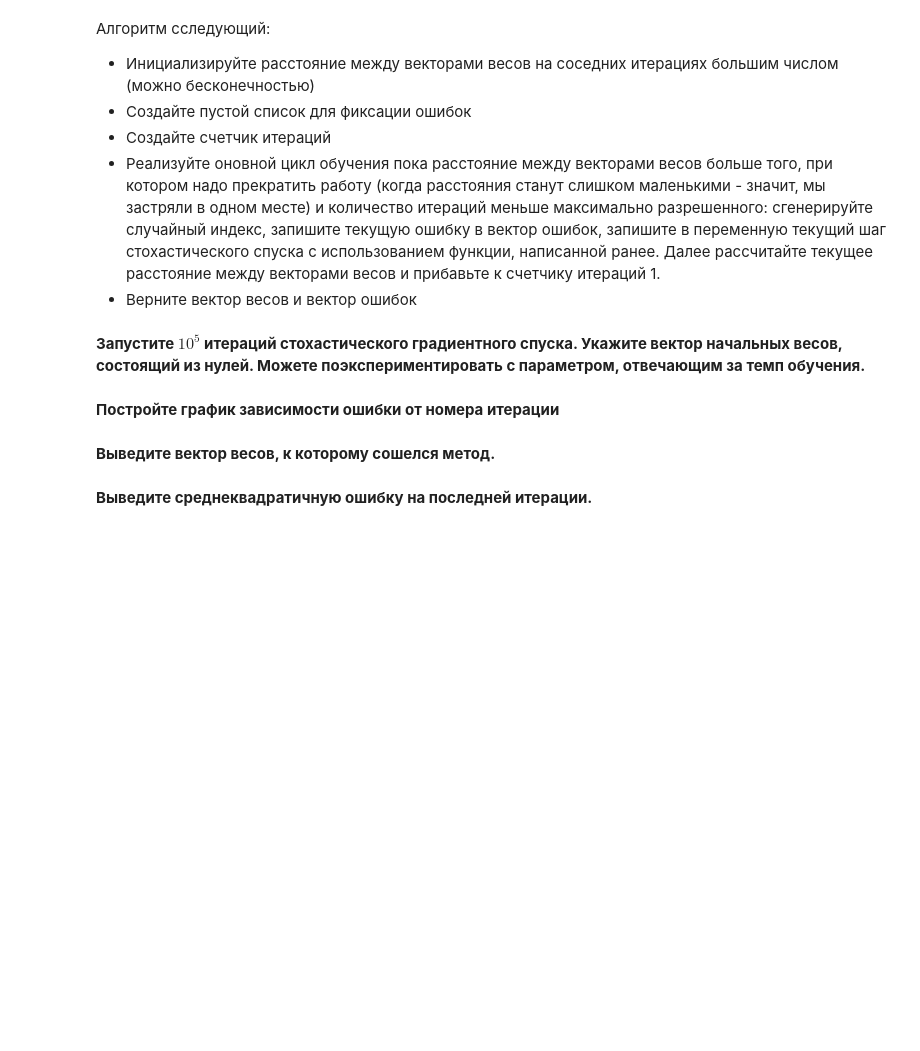
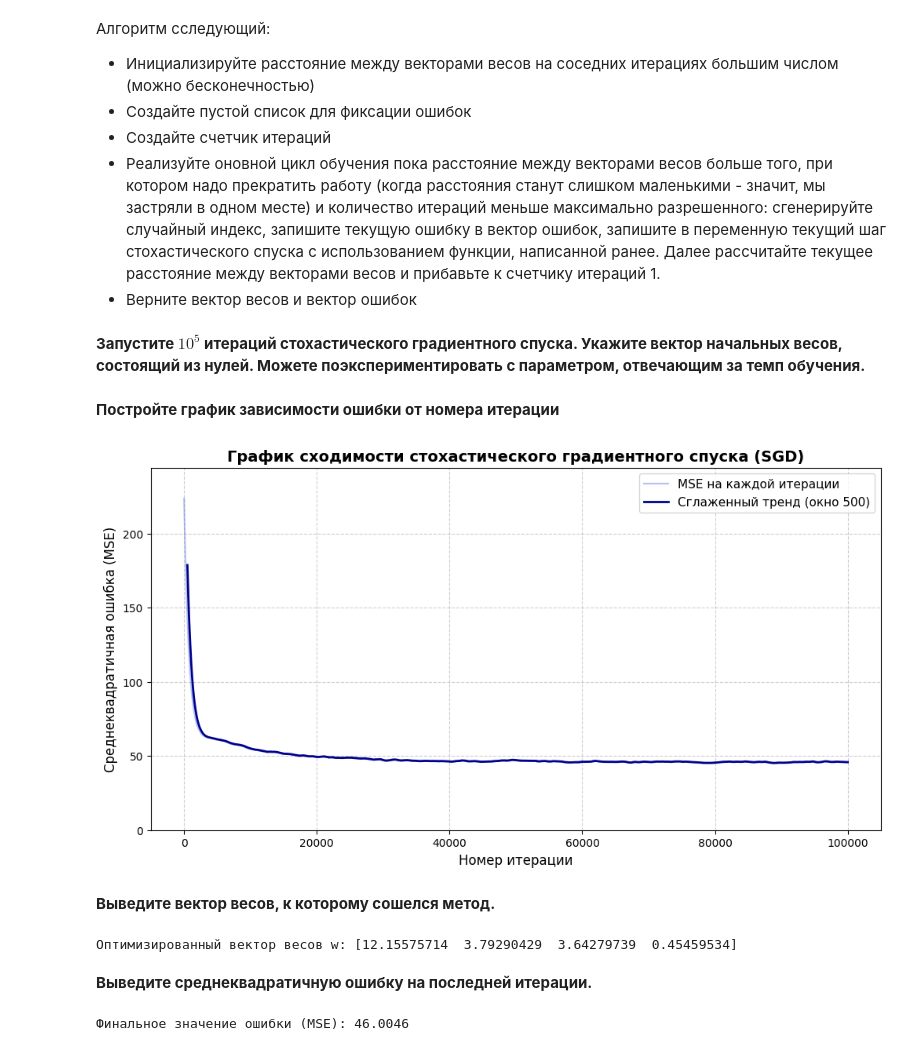
Before and after one commit to Kagemushe/sf_data_science, a Jupyter notebook: Block_5/Практика_Оптимизация.ipynb, the cells around one changed output. Saved outputs shown, nothing was run; the diff lists cells and outputs as text; code cells hidden in the pictures; blank space fills up the shorter version.

```diff
--- a/Block_5/Практика_Оптимизация.ipynb
+++ b/Block_5/Практика_Оптимизация.ipynb
@@ -195,6 +195,8 @@ mse_error(y_true=y, y_pred=y_pred)
 **Создайте функцию *lin_pred*, которая может по матрице предикторов *X* и вектору весов линейной модели *w* получить вектор прогнозов**
 # %%
 #ваш код
+def lin_pred(X, w):
+    return X @ w
 # %% [markdown]
 **Создайте функцию *stoch_grad_step* для реализации шага стохастического градиентного спуска.
 Функция должна принимать на вход следующие аргументы:**
@@ -218,3 +218,18 @@ $$\Large w_j \leftarrow w_j - \frac{2\eta}{\ell} \sum_{i=1}^\ell{{x_{ij}((w_0 +
+# %%
+#ваш код
+
+def stoch_grad_step(X, y, w, train_ind, eta):
+    x_i = X[train_ind]
+    y_i = y[train_ind]
+
+    # Предсказание для одного объекта
+    y_pred_i = np.dot(x_i, w)
+
+    # Градиент для одного объекта
+    grad = 2 * x_i * (y_pred_i - y_i)
+
+    # Возвращаем обновленные веса
+    return w - eta * grad
 # %% [markdown]
 **Создайте функцию *stochastic_gradient_descent*, для реализации стохастического градиентного спуска**
 
@@ -246,8 +297,54 @@ $$\Large w_j \leftarrow w_j - \frac{2\eta}{\ell} \sum_{i=1}^\ell{{x_{ij}((w_0 +
+# %%
+# ваш код
+w_init = np.zeros(X.shape[1])
+max_iterations = 100000
+
+w_optimized, error_history = stochastic_gradient_descent(
+    X=X,
+    y=y,
+    w_init=w_init,
+    eta=0.0001,
+    max_iter=max_iterations,
+    min_weight_dist=0
+)
+
+import matplotlib.pyplot as plt
+
+plt.figure(figsize=(12, 6))
+
+plt.plot(error_history, color='royalblue', alpha=0.4, label='MSE на каждой итерации')
+
+# Добавляем сглаженный тренд (среднее), чтобы лучше видеть сходимость
+# Считаем среднее, например, по каждые 500 итерациям
+window_size = 500
+if len(error_history) > window_size:
+    smooth_errors = np.convolve(error_history, np.ones(window_size)/window_size, mode='valid')
+    plt.plot(range(window_size - 1, len(error_history)), smooth_errors,
+             color='darkblue', linewidth=2, label=f'Сглаженный тренд (окно {window_size})')
+
+plt.title('График сходимости стохастического градиентного спуска (SGD)', fontsize=14, fontweight='bold')
+plt.xlabel('Номер итерации', fontsize=12)
+plt.ylabel('Среднеквадратичная ошибка (MSE)', fontsize=12)
+plt.grid(True, linestyle='--', alpha=0.6)
+plt.legend(fontsize=11)
+
+# Ограничиваем ось Y, если в самом начале был сильный пик ошибки для читаемости
+plt.ylim(0, max(error_history[100:]) * 1.2)
+
+plt.show()
+# %% [output]
+[figure, added]
 # %% [markdown]
 **Выведите вектор весов, к которому сошелся метод.**
 # %%
 # ваш код
+print("Оптимизированный вектор весов w:", w_optimized)
+# %% [output]
+Оптимизированный вектор весов w: [12.15575714  3.79290429  3.64279739  0.45459534]
 # %% [markdown]
 **Выведите среднеквадратичную ошибку на последней итерации.**
 # %%
 # ваш код
+print("Финальное значение ошибки (MSE):", error_history[-1])
+# %% [output]
+Финальное значение ошибки (MSE): 46.0046
```
Also changed, not shown: parts of 5 cells of this notebook.
